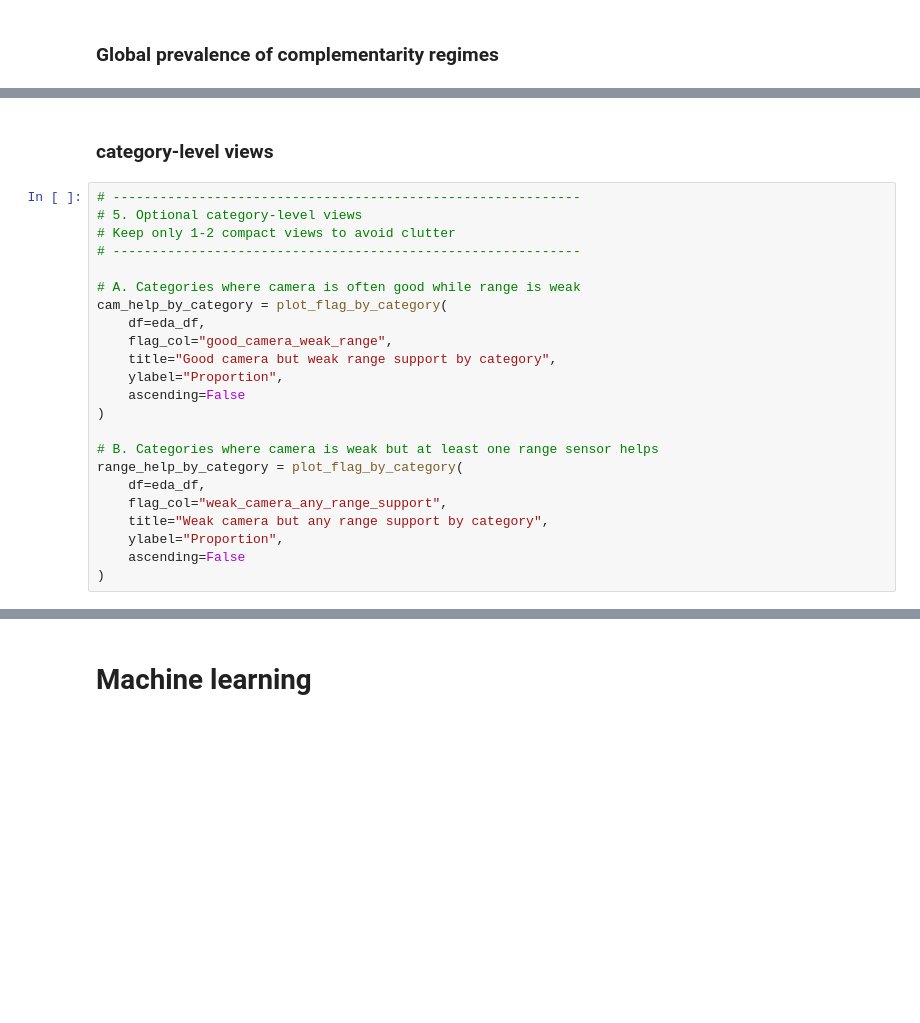
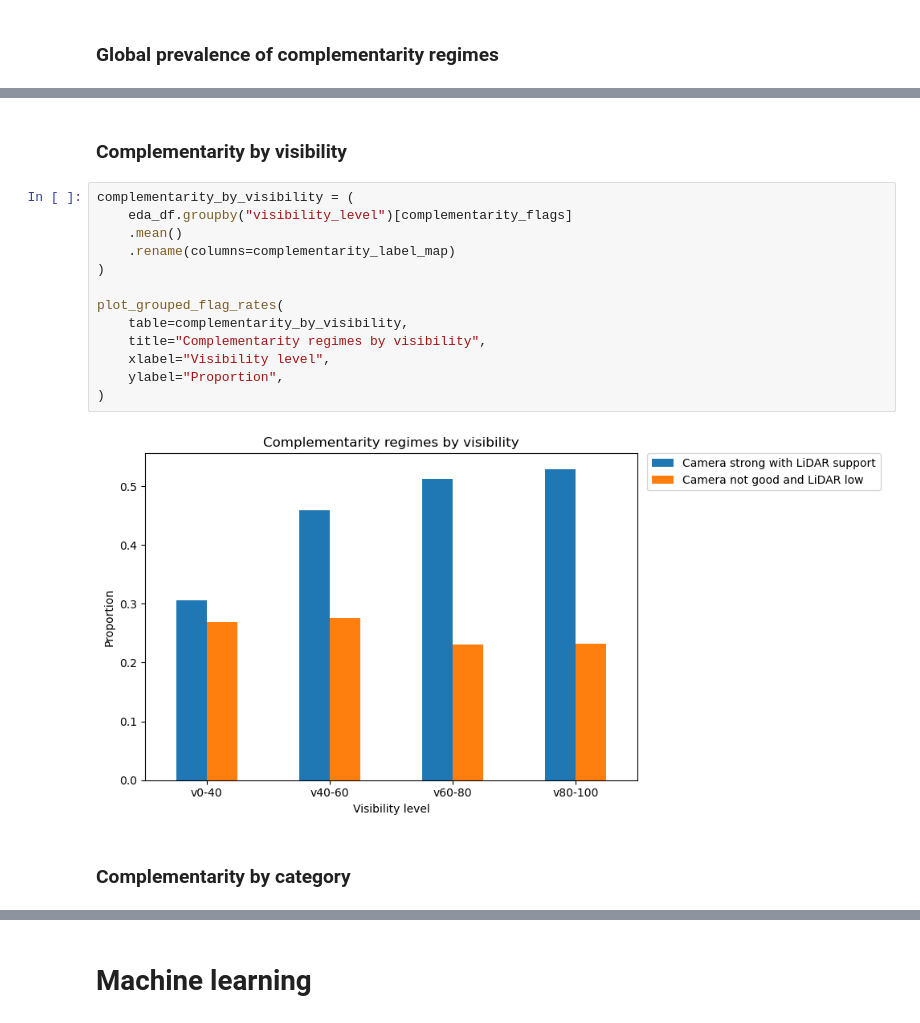
Before and after one commit to darkcyan-ugli-fruit/nuscenes-multimodal-learning, a Jupyter notebook: notebooks/00_EDA.ipynb, the cells around one changed output, grey strips where cells are left out. Saved outputs shown, nothing was run; the diff lists cells and outputs as text; blank space fills up the shorter version.

```diff
--- a/notebooks/00_EDA.ipynb
+++ b/notebooks/00_EDA.ipynb
@@ -2153,25 +1996,19 @@ plot_grouped_flag_rates(
+# %% [markdown]
+### Complementarity by visibility
+# %%
+complementarity_by_visibility = (
+    eda_df.groupby("visibility_level")[complementarity_flags]
+    .mean()
+    .rename(columns=complementarity_label_map)
+)
+
+plot_grouped_flag_rates(
+    table=complementarity_by_visibility,
+    title="Complementarity regimes by visibility",
+    xlabel="Visibility level",
+    ylabel="Proportion",
+)
+# %% [output]
+[figure, added]
 # %% [markdown]
-### category-level views
+### Complementarity by category
-# %%
-# ------------------------------------------------------------
-# 5. Optional category-level views
-# Keep only 1-2 compact views to avoid clutter
-# ------------------------------------------------------------
-
-# A. Categories where camera is often good while range is weak
-cam_help_by_category = plot_flag_by_category(
-    df=eda_df,
-    flag_col="good_camera_weak_range",
-    title="Good camera but weak range support by category",
-    ylabel="Proportion",
-    ascending=False
-)
-
-# B. Categories where camera is weak but at least one range sensor helps
-range_help_by_category = plot_flag_by_category(
-    df=eda_df,
-    flag_col="weak_camera_any_range_support",
-    title="Weak camera but any range support by category",
-    ylabel="Proportion",
-    ascending=False
-)
```
Also changed, not shown: parts of 50 cells of this notebook.
